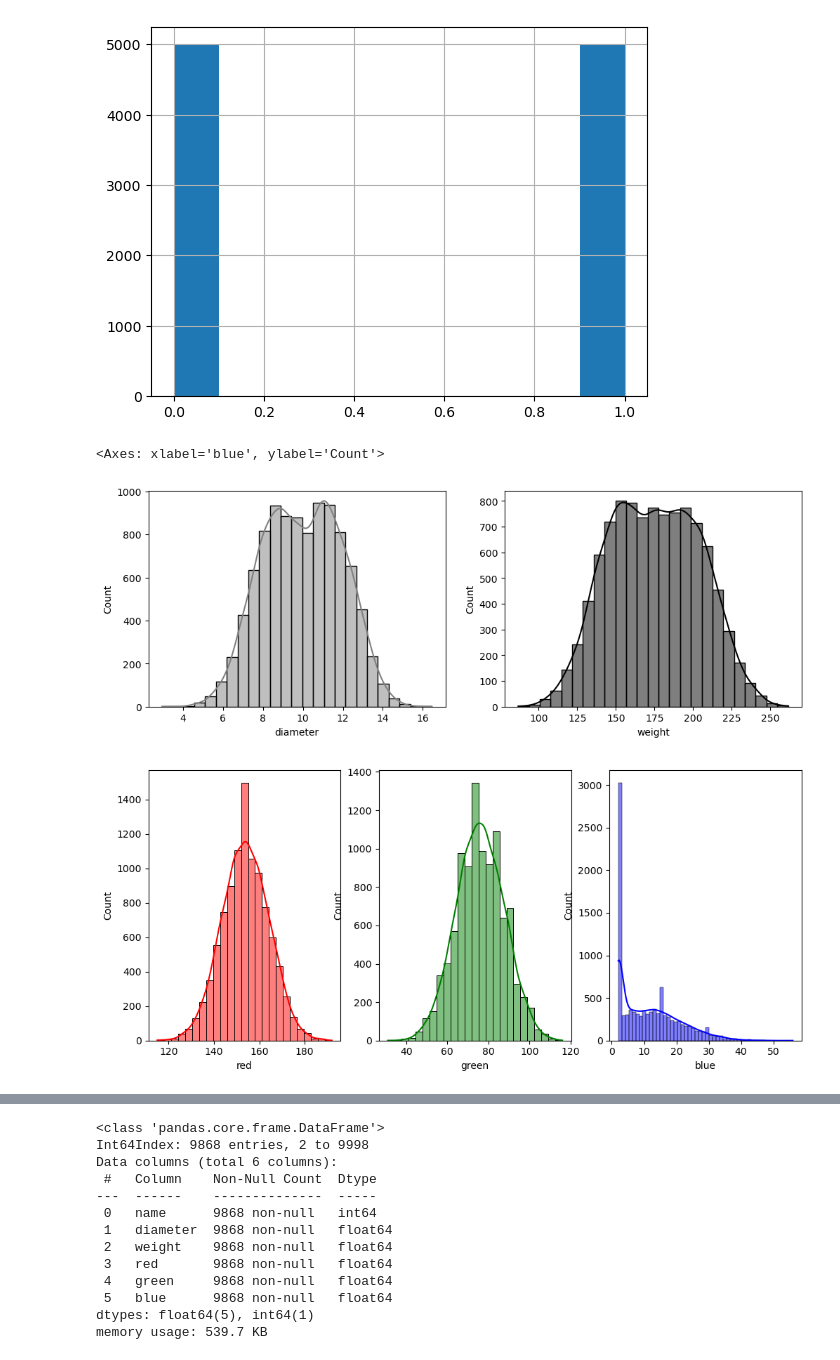
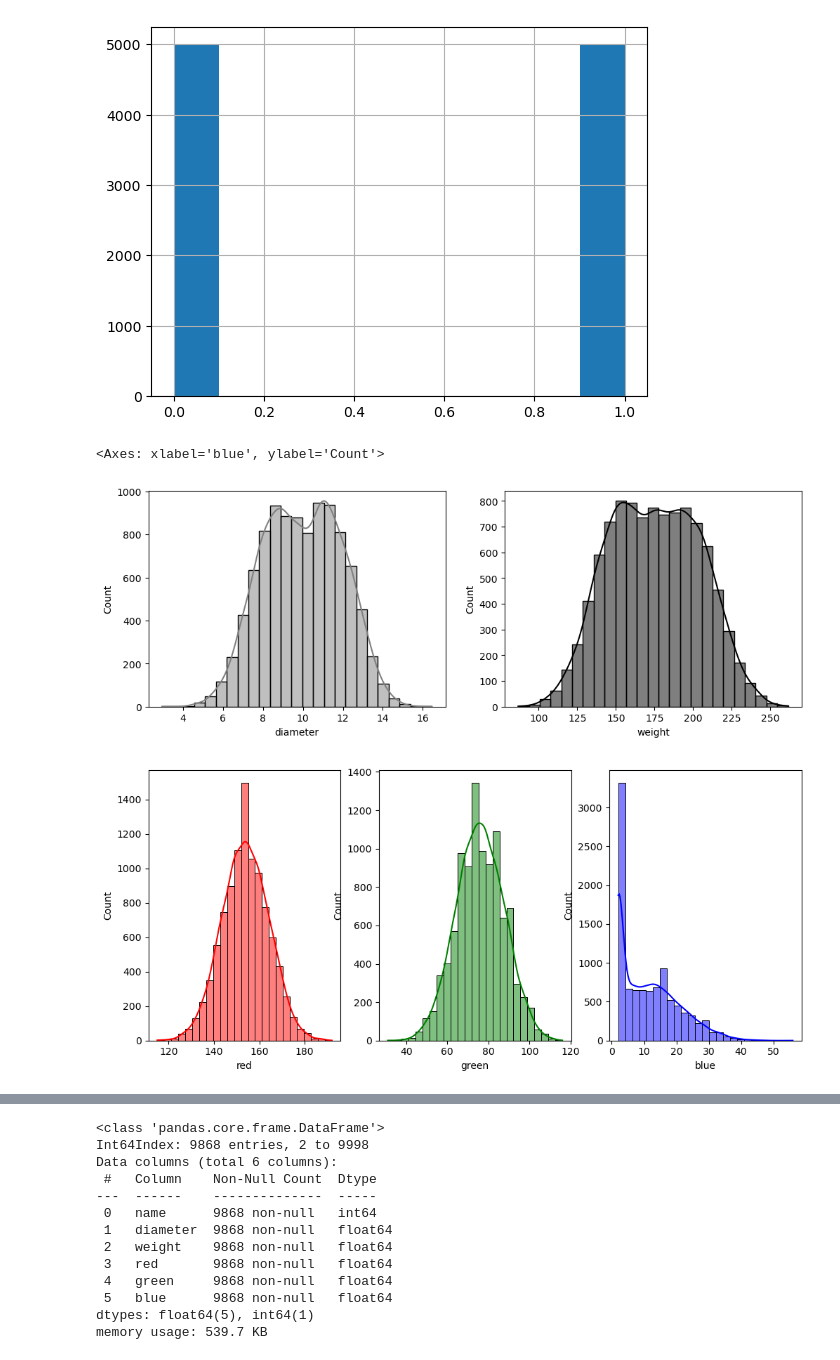
Before and after one commit to MohamedMandour10/Citrus-Binary-Classification, a Jupyter notebook: oranges-vs-grapefruit.ipynb, the cells around one changed output, grey strips where cells are left out. Cells and saved outputs as stored; diff of their text form; code cells hidden in the pictures.

```diff
--- a/oranges-vs-grapefruit.ipynb
+++ b/oranges-vs-grapefruit.ipynb
@@ -157,16 +163,27 @@ data["name"].hist()
 <Axes: >
 [figure]
 # %%
-# Create a 2x3 grid of subplots
+# Create subplots with 1 row and 2 columns for the first figure
 fig, axs = plt.subplots(1, 2, figsize=(12, 4))
+
+# Create subplots with 1 row and 3 columns for the second figure
 fig, axs2 = plt.subplots(1, 3, figsize=(12, 5))
 
-sns.histplot(data, x="diameter", kde=True, color='grey', ax=axs[0] , bins = 25)
-sns.histplot(data, x="weight", kde=True, color='black', ax=axs[1], bins = 25)
-sns.histplot(data, x="red", kde=True, color='r', ax=axs2[0], bins = 25)
-sns.histplot(data, x="green", kde=True, color='green', ax=axs2[1], bins = 25)
-sns.histplot(data, x="blue", kde=True, color='b', ax=axs2[2], bins = 50)
+# Plot histogram of the 'diameter' feature with kernel density estimation
+sns.histplot(data, x="diameter", kde=True, color='grey', ax=axs[0], bins=25)
+
+# Plot histogram of the 'weight' feature with kernel density estimation
+sns.histplot(data, x="weight", kde=True, color='black', ax=axs[1], bins=25)
+
+# Plot histogram of the 'red' feature with kernel density estimation
+sns.histplot(data, x="red", kde=True, color='r', ax=axs2[0], bins=25)
+
+# Plot histogram of the 'green' feature with kernel density estimation
+sns.histplot(data, x="green", kde=True, color='green', ax=axs2[1], bins=25)
+
+# Plot histogram of the 'blue' feature with kernel density estimation
+sns.histplot(data, x="blue", kde=True, color='b', ax=axs2[2], bins=25)
 # %% [output]
 <Axes: xlabel='blue', ylabel='Count'>
 [figure]
-[figure, old version]
+[figure, new version]
```
Also changed, not shown: parts of 56 cells of this notebook.
